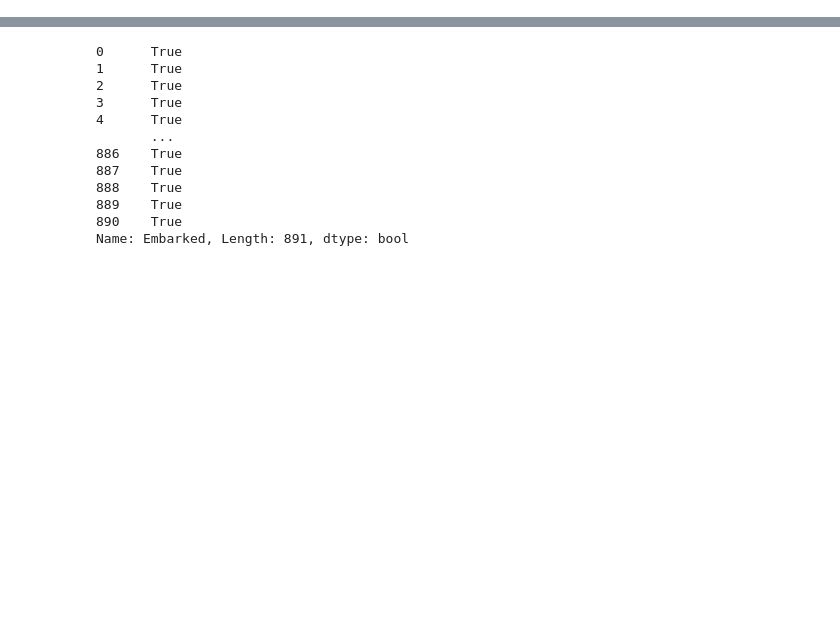
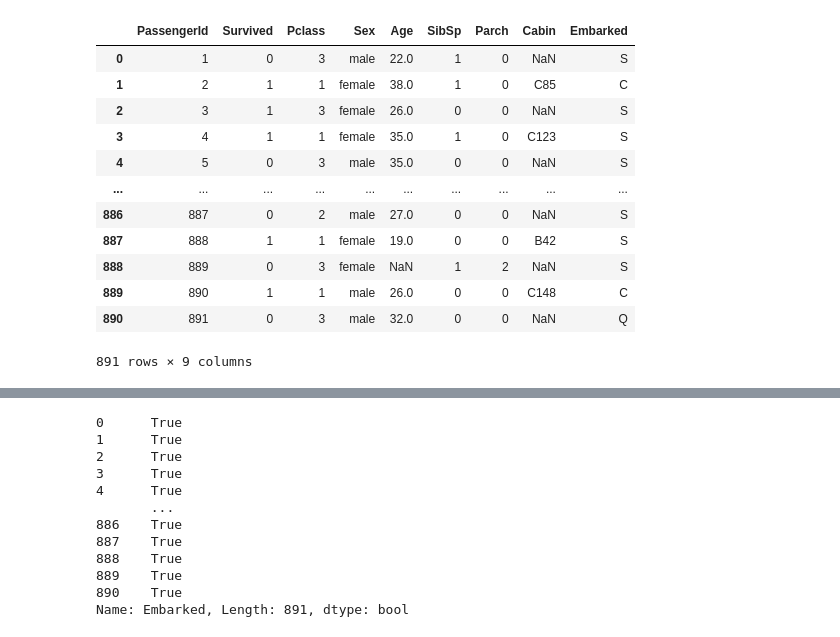
Before and after one commit to bkrroy/SinkingTitanic, a Jupyter notebook: titanicSinking.ipynb, the cells around one changed output, grey strips where cells are left out. Cells and saved outputs as stored; diff of their text form; code cells hidden in the pictures; blank space fills up the shorter version.

```diff
--- a/titanicSinking.ipynb
+++ b/titanicSinking.ipynb
@@ -4,7 +4,23 @@ import numpy as np
 import matplotlib.pyplot as plt
 # %%
 dataset = pd.read_csv('train.csv')
-X = dataset.loc[:,['PassengerId', 'Pclass', 'Sex', 'Age', 'SibSp', 'Parch','Embarked']]
+X = dataset.loc[:,['Pclass', 'Sex', 'Age', 'SibSp', 'Parch','Embarked']]
+#'PassengerId',
+dataset
+# %% [output]
+|  | PassengerId | Survived | Pclass | Sex | Age | SibSp | Parch | Cabin | Embarked |
+| 0 | 1 | 0 | 3 | male | 22.0 | 1 | 0 | NaN | S |
+| 1 | 2 | 1 | 1 | female | 38.0 | 1 | 0 | C85 | C |
+| 2 | 3 | 1 | 3 | female | 26.0 | 0 | 0 | NaN | S |
+| 3 | 4 | 1 | 1 | female | 35.0 | 1 | 0 | C123 | S |
+| 4 | 5 | 0 | 3 | male | 35.0 | 0 | 0 | NaN | S |
+| ... | ... | ... | ... | ... | ... | ... | ... | ... | ... |
+| 886 | 887 | 0 | 2 | male | 27.0 | 0 | 0 | NaN | S |
+| 887 | 888 | 1 | 1 | female | 19.0 | 0 | 0 | B42 | S |
+| 888 | 889 | 0 | 3 | female | NaN | 1 | 2 | NaN | S |
+| 889 | 890 | 1 | 1 | male | 26.0 | 0 | 0 | C148 | C |
+| 890 | 891 | 0 | 3 | male | 32.0 | 0 | 0 | NaN | Q |
+891 rows × 9 columns
 # %%
 from sklearn.preprocessing import LabelEncoder
 le = LabelEncoder()
```
Also changed, not shown: parts of 31 cells of this notebook.
